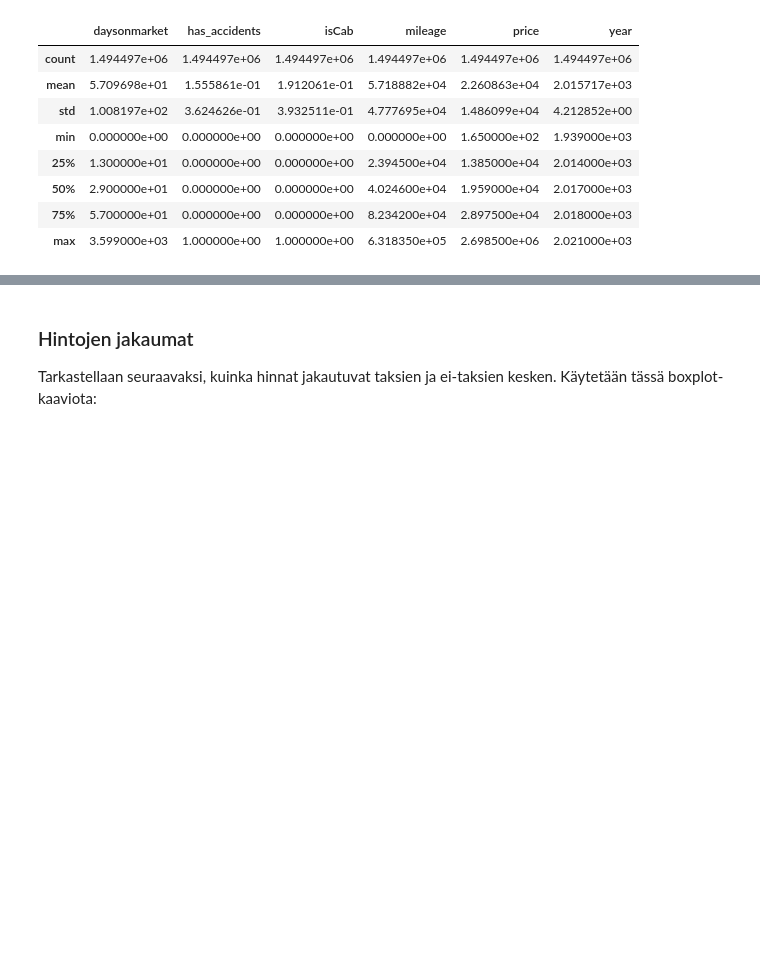
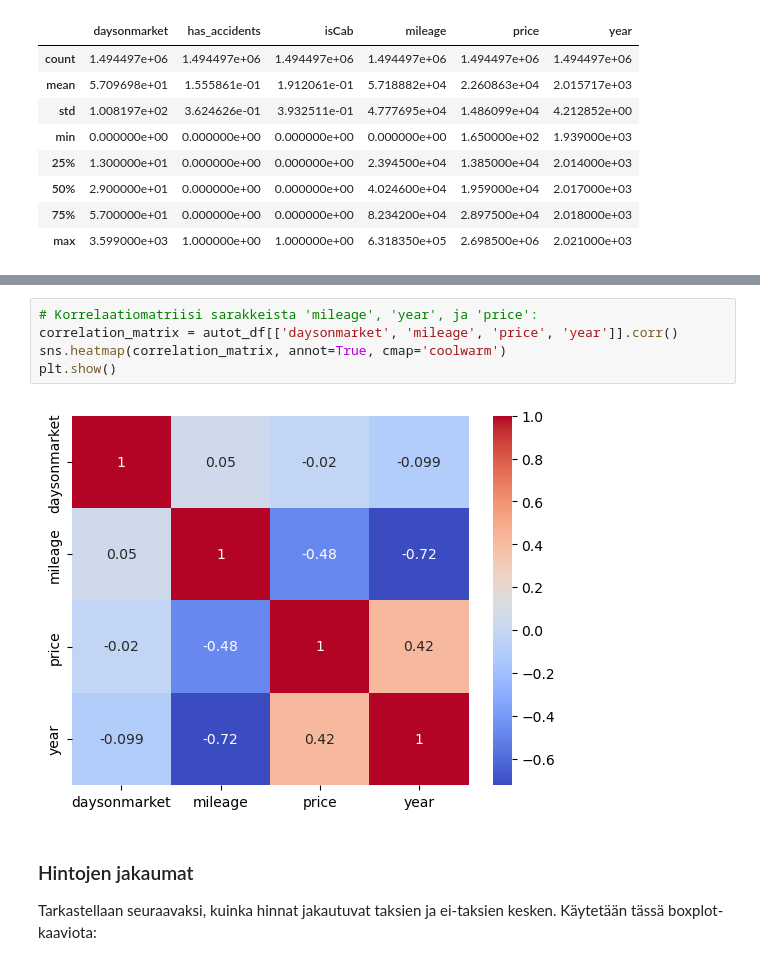
Before and after one commit to SallaLipasti/jamk-aida-projekti, a Jupyter notebook: taksit.ipynb, the cells around one changed output, grey strips where cells are left out. Cells and saved outputs as stored; diff of their text form; blank space fills up the shorter version.

```diff
--- a/taksit.ipynb
+++ b/taksit.ipynb
@@ -303,3 +352,10 @@ Index(['daysonmarket', 'has_accidents', 'isCab', 'make_name', 'mileage',
+# %%
+# Korrelaatiomatriisi sarakkeista 'mileage', 'year', ja 'price':
+correlation_matrix = autot_df[['daysonmarket', 'mileage', 'price', 'year']].corr()
+sns.heatmap(correlation_matrix, annot=True, cmap='coolwarm')
+plt.show()
+# %% [output]
+[figure, new version]
 # %% [markdown]
 ### Hintojen jakaumat
 
```
Also changed, not shown: parts of 12 cells of this notebook.
